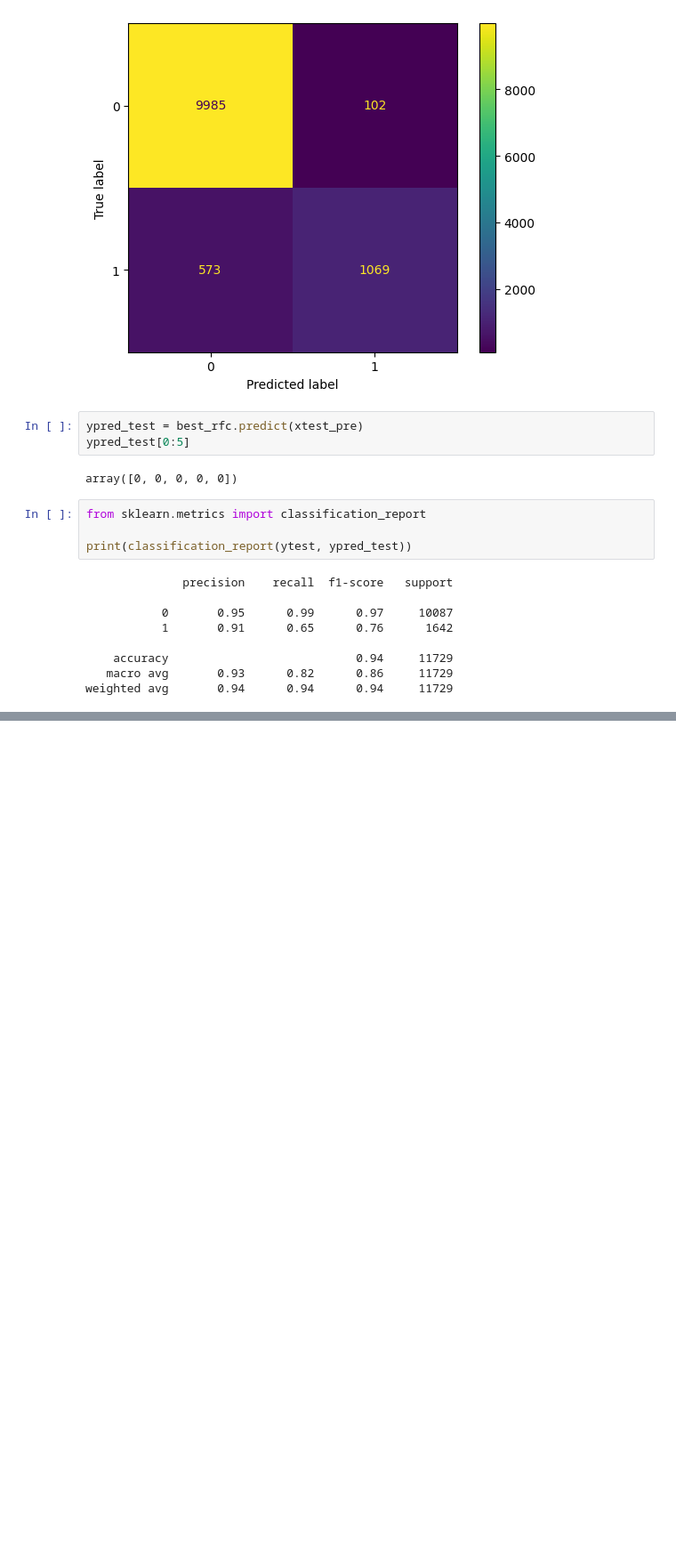
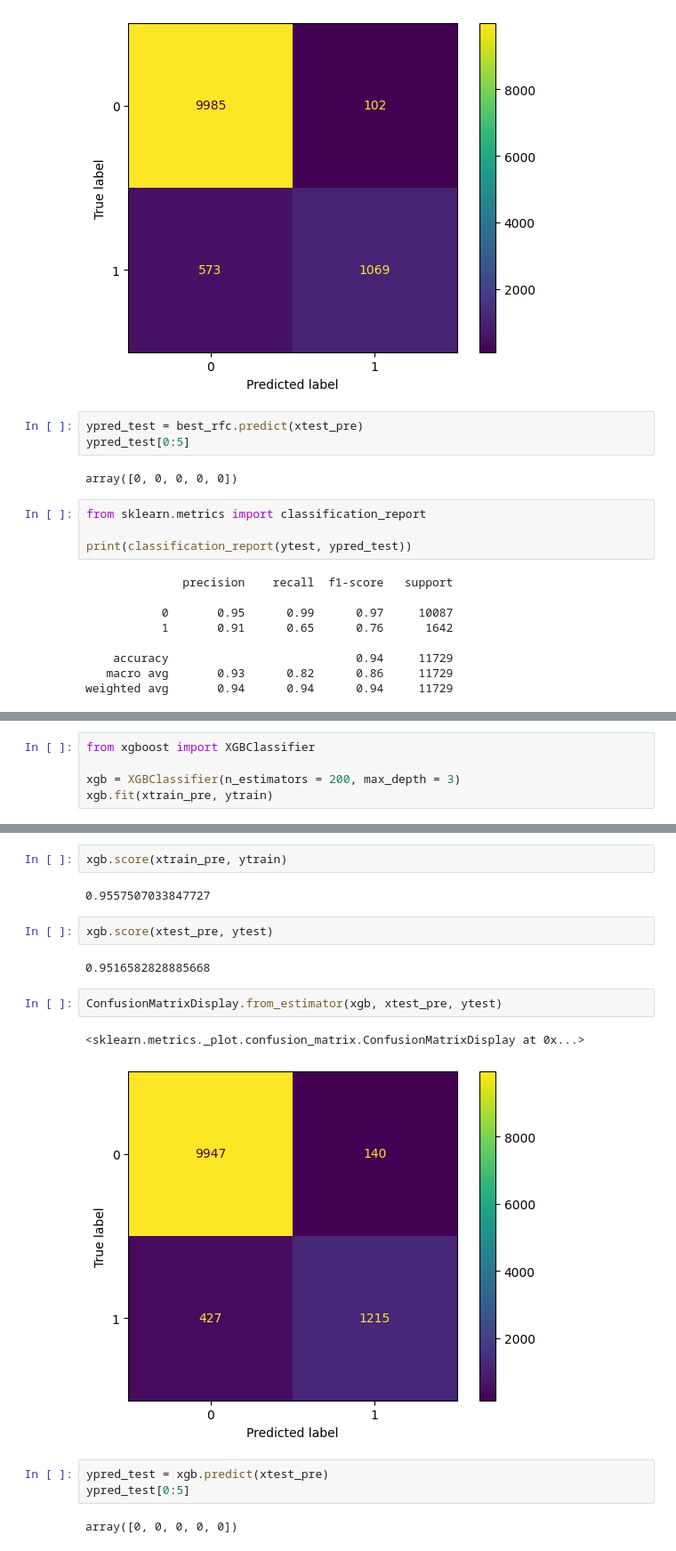
Before and after one commit to utkarshg1/ML-Wakad-Weekdays-5-7-pm-11th-Dec, a Jupyter notebook: 10 Ensemble/ensemble.ipynb, the cells around one changed output, grey strips where cells are left out. Shown: that part at 89% size. Drawn from its saved outputs; the diff is of its cells as text; blank space fills up the shorter version.

```diff
--- a/10 Ensemble/ensemble.ipynb
+++ b/10 Ensemble/ensemble.ipynb
@@ -316,0 +401,5 @@ weighted avg       0.94      0.94      0.94     11729
+# %%
+from xgboost import XGBClassifier
+
+xgb = XGBClassifier(n_estimators = 200, max_depth = 3)
+xgb.fit(xtrain_pre, ytrain)
@@ -316,0 +418,18 @@ weighted avg       0.94      0.94      0.94     11729
+# %%
+xgb.score(xtrain_pre, ytrain)
+# %% [output]
+0.9557507033847727
+# %%
+xgb.score(xtest_pre, ytest)
+# %% [output]
+0.9516582828885668
+# %%
+ConfusionMatrixDisplay.from_estimator(xgb, xtest_pre, ytest)
+# %% [output]
+<sklearn.metrics._plot.confusion_matrix.ConfusionMatrixDisplay at 0x...>
+[figure, added]
+# %%
+ypred_test = xgb.predict(xtest_pre)
+ypred_test[0:5]
+# %% [output]
+array([0, 0, 0, 0, 0])
```
Also changed, not shown: parts of 29 cells of this notebook, 4 other files.
